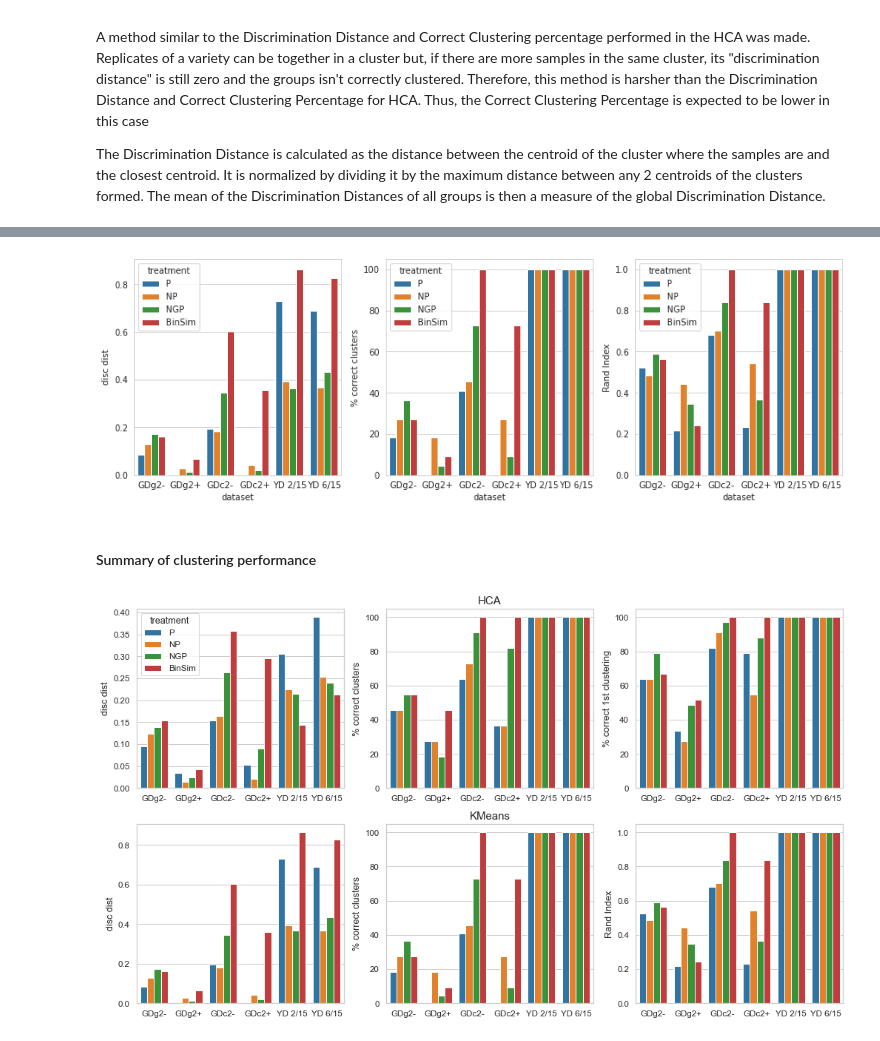
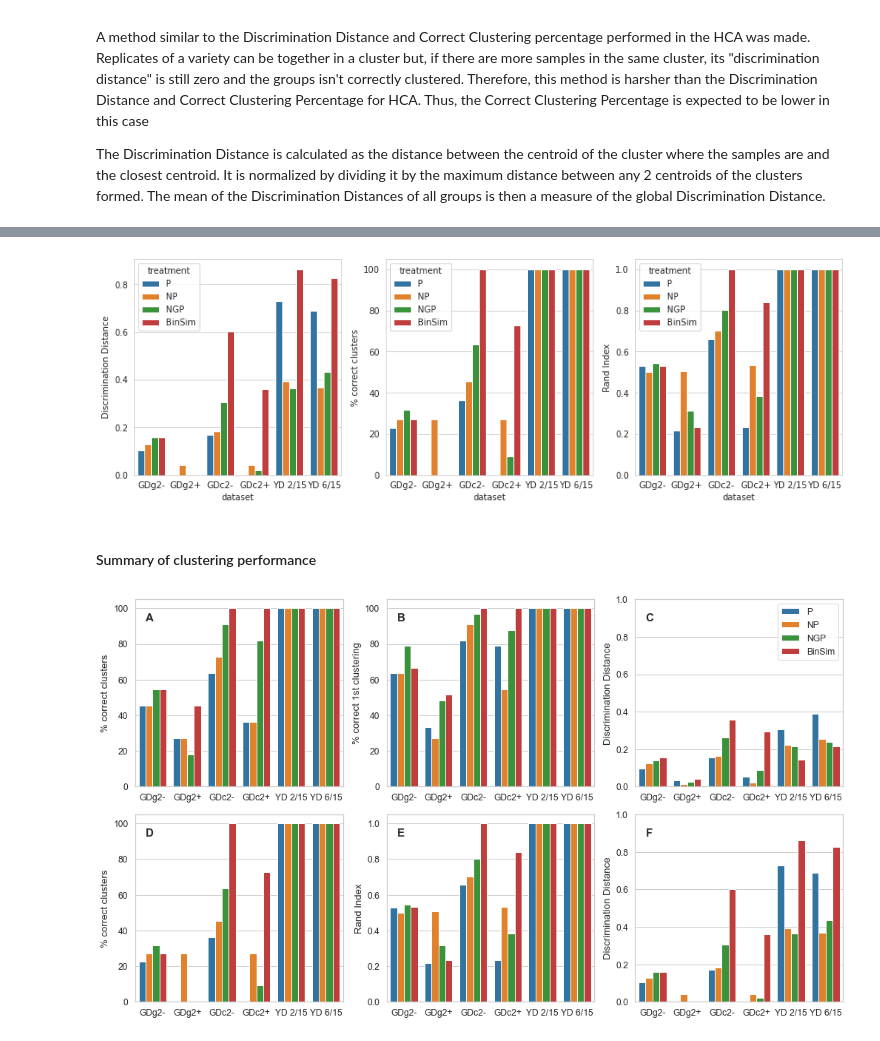
Before and after one commit to aeferreira/binsim_paper, a Jupyter notebook: paper_binsim_unsupervised.ipynb, the cells around one changed output, grey strips where cells are left out. Saved outputs shown, nothing was run; the diff lists cells and outputs as text; code cells hidden in the pictures.

```diff
--- a/paper_binsim_unsupervised.ipynb
+++ b/paper_binsim_unsupervised.ipynb
@@ -1702,7 +1689,7 @@ for name, dataset in datasets.items():
     for treatment in ('P', 'NP', 'NGP', 'BinSim'):
         compute_clustering_metrics(HCA_all[name][treatment], datasets[name]['target'])
         perform = {'dataset': name, 'treatment': treatment,
-                   'disc dist': HCA_all[name][treatment]['Average discrim dist'],
+                   'Discrimination Distance': HCA_all[name][treatment]['Average discrim dist'],
                    '% correct clusters': HCA_all[name][treatment]['% correct clustering'],
                    '% correct 1st clustering': HCA_all[name][treatment]['% correct 1st clustering']}
         HCA_performance.append(perform)
@@ -1740,7 +1727,7 @@ HCA_performance2
 p4 = sns.color_palette('tab10', 4)
 with sns.axes_style("whitegrid"):
     f, axs = plt.subplots(1, 3, figsize=(12, 4), constrained_layout=True)
-    sns.barplot(x="dataset", y="disc dist", hue="treatment", data=HCA_performance2, ax=axs[0], palette=p4)
+    sns.barplot(x="dataset", y="Discrimination Distance", hue="treatment", data=HCA_performance2, ax=axs[0], palette=p4)
     sns.barplot(x="dataset", y="% correct clusters", hue="treatment", data=HCA_performance2, ax=axs[1], palette=p4)
     sns.barplot(x="dataset", y="% correct 1st clustering", hue="treatment", data=HCA_performance2, ax=axs[2], palette=p4)
     axs[1].legend().set_visible(False)
@@ -1814,7 +1801,7 @@ def perform_KMeans(dataset, treatment, iter_num=150, best_fraction=0.1):
 
     return{'dataset': dataset,
            'treatment': treatment,
-           'disc dist': np.median(average),
+           'Discrimination Distance': np.median(average),
            '% correct clusters':np.median(correct)*100/n_classes,
            'Rand Index': np.median(rand)}
 # %%
@@ -1888,35 +1875,42 @@ with sns.axes_style("whitegrid"):
         #ax.axhspan(3.55, 7.5, color='darkblue', alpha=0.2)
         #ax.axhspan(7.55, 11.5, color='red', alpha=0.2)
         #ax.axhspan(11.55, 16, color='darkblue', alpha=0.2)
-    sns.barplot(x="dataset", y="disc dist", hue="treatment", data=KMeans_all2, ax=axs[0], palette=p4)
+    sns.barplot(x="dataset", y="Discrimination Distance", hue="treatment", data=KMeans_all2, ax=axs[0], palette=p4)
     sns.barplot(x="dataset", y="% correct clusters", hue="treatment", data=KMeans_all2, ax=axs[1], palette=p4)
     sns.barplot(x="dataset", y="Rand Index", hue="treatment", data=KMeans_all2, ax=axs[2], palette=p4)
 # %% [output]
-[figure, old version]
+[figure, new version]
 # %% [markdown]
 #### Summary of clustering performance
 # %%
 p4 = sns.color_palette('tab10', 4)
 with sns.axes_style("whitegrid"):
-    with sns.plotting_context("notebook", font_scale=1.05):
+    with sns.plotting_context("notebook", font_scale=1.1):
         f, axs = plt.subplots(2, 3, figsize=(14, 8), constrained_layout=True)
-        sns.barplot(x="dataset", y="disc dist", hue="treatment", data=HCA_performance2, ax=axs[0][0], palette=p4)
-        sns.barplot(x="dataset", y="% correct clusters", hue="treatment", data=HCA_performance2, ax=axs[0][1], palette=p4)
-        sns.barplot(x="dataset", y="% correct 1st clustering", hue="treatment", data=HCA_performance2, ax=axs[0][2], palette=p4)
+        sns.barplot(x="dataset", y="Discrimination Distance", hue="treatment", data=HCA_performance2, ax=axs[0][2], palette=p4)
+        sns.barplot(x="dataset", y="% correct clusters", hue="treatment", data=HCA_performance2, ax=axs[0][0], palette=p4)
+        sns.barplot(x="dataset", y="% correct 1st clustering", hue="treatment", data=HCA_performance2, ax=axs[0][1], palette=p4)
 
-        sns.barplot(x="dataset", y="disc dist", hue="treatment", data=KMeans_all2, ax=axs[1][0], palette=p4)
-        sns.barplot(x="dataset", y="% correct clusters", hue="treatment", data=KMeans_all2, ax=axs[1][1], palette=p4)
-        sns.barplot(x="dataset", y="Rand Index", hue="treatment", data=KMeans_all2, ax=axs[1][2], palette=p4)
+        sns.barplot(x="dataset", y="Discrimination Distance", hue="treatment", data=KMeans_all2, ax=axs[1][2], palette=p4)
+        sns.barplot(x="dataset", y="% correct clusters", hue="treatment", data=KMeans_all2, ax=axs[1][0], palette=p4)
+        sns.barplot(x="dataset", y="Rand Index", hue="treatment", data=KMeans_all2, ax=axs[1][1], palette=p4)
         for i, ax in enumerate(axs.ravel()):
             ax.xaxis.label.set_visible(False)
-            if i== 0:
-                continue
             ax.legend().set_visible(False)
-        axs[0][1].set_title('HCA', fontsize=15)
-        axs[1][1].set_title('KMeans', fontsize=15)
+        #axs[0][1].set_title('HCA', fontsize=15)
+        #axs[1][1].set_title('KMeans', fontsize=15)
+        axs[0][2].legend(bbox_to_anchor=(1,1), loc="upper right")
+        axs[1][2].set_ylim(0,1.0)
+        axs[0][2].set_ylim(0,1)
+
+        for letter, ax in zip('ABCDEFGHIJ', axs.ravel()):
+            ax.text(0.05, 0.9, letter, ha='left', va='center', fontsize=15, weight='bold',
+                    transform=ax.transAxes,
+                    bbox=dict(facecolor='white', edgecolor='white', alpha=0.9))
 
         plt.show()
 
         f.savefig('paperimages/clust_performance.pdf' , dpi=200)
+        f.savefig('paperimages/clust_performance.png' , dpi=600)
 # %% [output]
-[figure, old version]
+[figure, new version]
```
Also changed, not shown: parts of 19 cells of this notebook.
